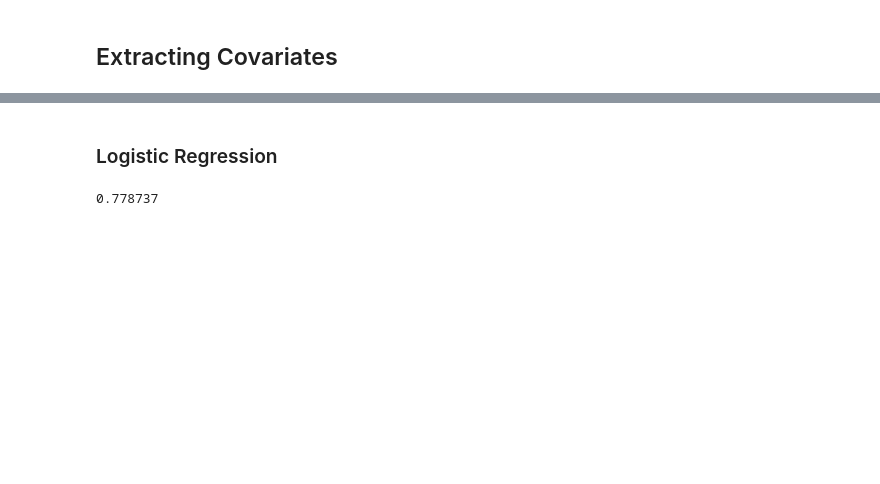
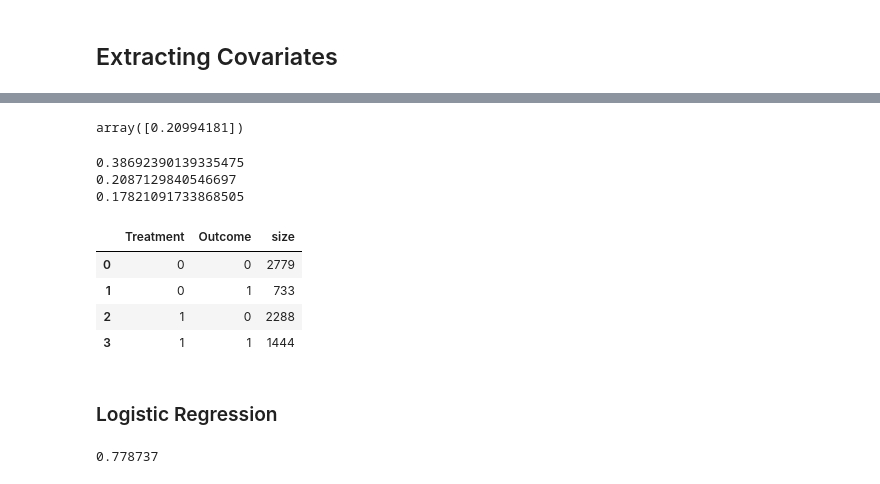
Before and after one commit to JenniferMLe/Opinion-Survey-Analysis, a Jupyter notebook: preprocess.ipynb, the cells around one changed output, grey strips where cells are left out. Cells and saved outputs as stored; diff of their text form; code cells hidden in the pictures; blank space fills up the shorter version.

```diff
--- a/preprocess.ipynb
+++ b/preprocess.ipynb
@@ -445,13 +445,16 @@ def create_calculated_columns(df_combined):
         'Age_Cat', # name of new column
         np.select(conditions, group, default='Refused') # set value according to conditions
     )
+    rating = df_combined['Econ_Rating']
+    overlook = df_combined['Econ_Outlook']
+    conditions = [
+        (rating.isin(['Excellent','Good'])) & (overlook.isin(['Better','About the same'])),
+        ((rating == 'Poor') & (overlook.isin(['Worse','About the same']))) | ((rating == 'Only Fair') & (overlook == 'Worse')),
+        (rating == 'Only Fair') & (overlook == 'About the same'),
+        ((rating.isin(['Excellent','Good'])) & (overlook == 'Worse')) | ((rating == 'Poor') & (overlook == 'Better'))
 
-    conditions = [
-        ((df_combined['Econ_Outlook'] == 'Better') | ((df_combined['Econ_Outlook'] == 'About the same') & (df_combined['Econ_Rating'].isin(['Excellent','Good'])))),
-        ((df_combined['Econ_Outlook'] == 'Worse') | ((df_combined['Econ_Outlook'] == 'About the same') & (df_combined['Econ_Rating'] == 'Poor'))),
-        ((df_combined['Econ_Outlook'] == 'About the same') & (df_combined['Econ_Rating'] == 'Only Fair'))
     ]
-    sentiment = ['Positive', 'Negative', 'Neutral']
+    sentiment = ['Positive', 'Negative', 'Neutral', 'Mix']
 
     # create a new column that labels each rating as negative or positive
     df_combined.insert(
@@ -535,12 +538,12 @@ for i in range(len(covariates)):
         covariates[i] = mapping[covariates[i]]
     covariates[i] = covariates[i].title()
 
-df_causal = df_combined[covariates+['Age_Cat','Income_Cat']].copy()
+df_causal = df_combined[covariates+['Age_Cat','Income_Cat','Econ_Sentiment']].copy()
 
 # add calculated columns for treament and control
 df_causal['Outcome'] = np.select([
-    df_causal['Econ_Rating'].isin(['Poor','Only Fair']),
-    df_causal['Econ_Rating'].isin(['Good','Excellent'])
+    df_causal['Econ_Sentiment'] == 'Negative',
+    df_causal['Econ_Sentiment'].isin(['Positive','Neutral','Mix'])
 ],[1,0], default=99)
 
 
@@ -562,5 +565,5 @@ for column in df_causal_factorized.columns:
 
 write_to_file(df_causal_factorized[0:100])
 print('Number of Covariates: ', len(df_causal_factorized.columns))
-df_causal.columns.sort_values()
+df_causal_factorized.columns.sort_values()
 # %% [output]
@@ -652,3 +615,46 @@ def build_column_transformer(df, scale):
         remainder = 'passthrough'
     ).set_output(transform="pandas")
     return ct
+# %%
+# delete columns that were used to make the treatment and outcome columns
+drop = ['Treatment','Outcome','Year','Econ_Rating','Econ_Outlook','Econ_Sentiment']
+X = df_causal_factorized.drop(columns=drop)
+T = df_causal_factorized['Treatment']
+y = df_causal_factorized['Outcome']
+
+dr = DRLearner(
+    model_propensity=XGBClassifier(random_state=42), # predict treatment (propensity score)
+    model_regression=RandomForestClassifier(max_depth=6,random_state=42), # predict outcomes
+    model_final=Lasso(alpha=0.0001,random_state=42), # eliminate features, avoids "Co-variance matrix is underdetermined" warning
+    discrete_outcome=True, # predicting binary outcome
+    cv=StratifiedKFold(n_splits=5,random_state=98,shuffle=True)
+)
+
+X = build_column_transformer(X,scale=True).fit_transform(X)
+
+# Estimate the counterfactual model from data
+dr.fit(y.to_numpy().ravel(), T, X=X)
+ate = dr.ate(X)
+cate = dr.effect(X)
+
+ate
+# %% [output]
+array([0.20994181])
+# %%
+treated_avg = y[T == 1].mean().item()
+control_avg = y[T == 0].mean().item()
+print(treated_avg)
+print(control_avg)
+print(treated_avg - control_avg)
+# %% [output]
+0.38692390139335475
+0.2087129840546697
+0.17821091733868505
+# %%
+df_causal_factorized.groupby(['Treatment','Outcome'], as_index=False).size()
+# %% [output]
+|  | Treatment | Outcome | size |
+| 0 | 0 | 0 | 2779 |
+| 1 | 0 | 1 | 733 |
+| 2 | 1 | 0 | 2288 |
+| 3 | 1 | 1 | 1444 |
```
Also changed, not shown: parts of 12 cells of this notebook, 7 other files.
